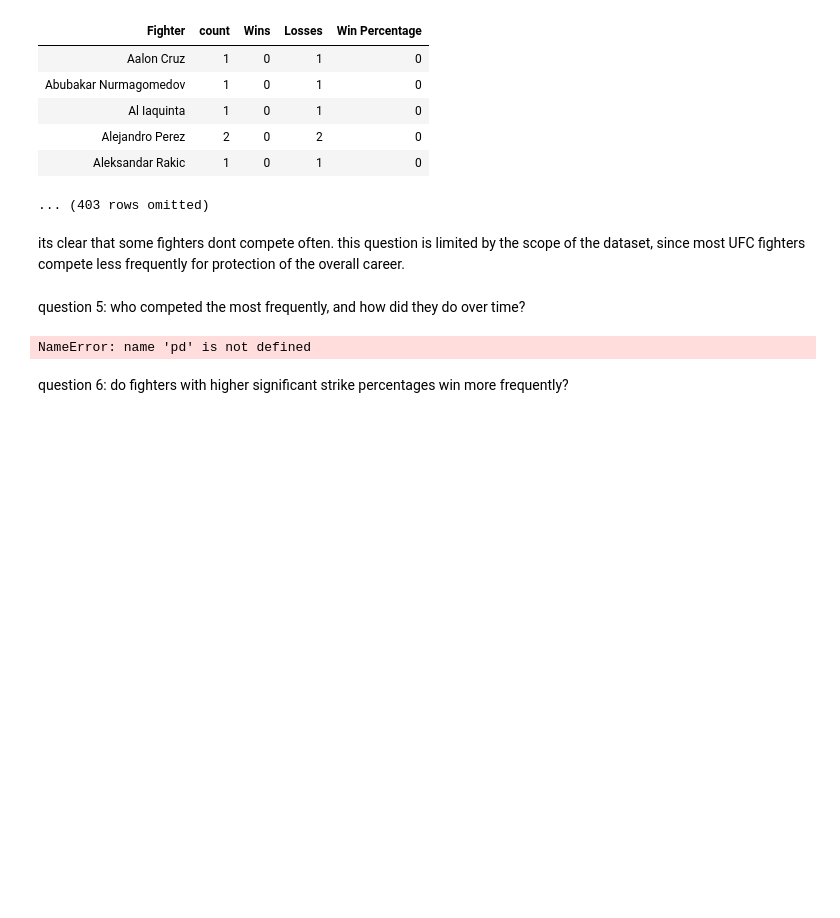
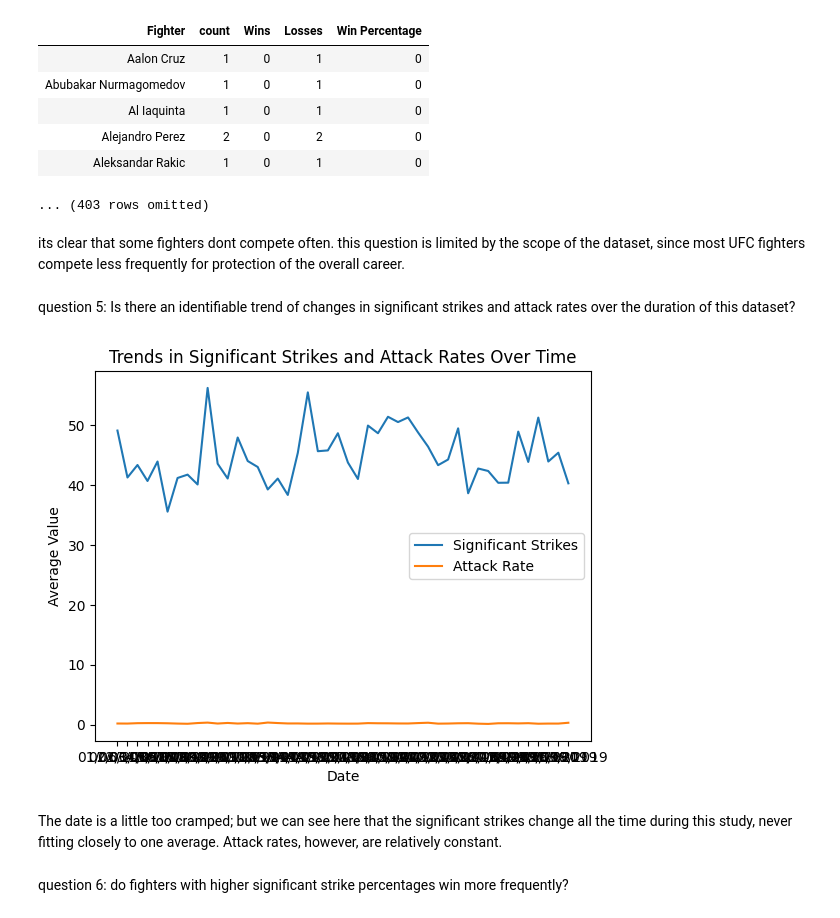
Before and after one commit to RacerBeats/Midterm_project-datascience, a Jupyter notebook: midterm_project.ipynb, the cells around one changed output. Cells and saved outputs as stored; diff of their text form; code cells hidden in the pictures; blank space fills up the shorter version.

```diff
--- a/midterm_project.ipynb
+++ b/midterm_project.ipynb
@@ -194,26 +194,23 @@ Worst Fighters:
 ... (403 rows omitted)
 # %% [markdown]
 its clear that some fighters dont compete often. this question is limited by the scope of the dataset, since most UFC fighters compete less frequently for protection of the overall career.
-# %% [markdown]
-question 5: who competed the most frequently, and how did they do over time?
-# %%
-#Clean up the fight data: turn dates from string to regular date objects
-cleaned_fight_results['Date'] = pd.to_datetime(cleaned_fight_results['Date'])
-#group date and method together, then count.
-win_method_time = cleaned_fight_results.select('Date', 'Method').group(['Date', 'Method'], collect = np.count_nonzero).relabeled('count', 'count')
-#count methods
-print(win_method_time)
-
-pivoted_data = win_method_time.pivot('Date', 'Method', values = 'count', collect=np.sum)
-#create the line plot
-pivoted_data.plot()
-plt.xlabel('Date')
-plt.ylabel('Frequency of Win Method')
-plt.title('Frequency of Win Styles Over Time')
-plt.legend(title='Win Method')  # Add a legend for win methods
-plt.show()
-# %% [output]
-NameError: name 'pd' is not defined
+# %% [markdown]
+question 5: Is there an identifiable trend of changes in significant strikes and attack rates over the duration of this dataset?
+# %%
+#group together date and sig strikes and attk rate
+date_trends = cleaned_fight_results.select('Date', 'Foc_Sig Str %', 'Foc_Att strikes per sec').group('Date', np.mean)
+
+plt.plot(date_trends.column('Date'), date_trends.column('Foc_Sig Str % mean'), label='Significant Strikes')
+plt.plot(date_trends.column('Date'), date_trends.column('Foc_Att strikes per sec mean'), label='Attack Rate')
+plt.xlabel('Date')
+plt.ylabel('Average Value')
+plt.title('Trends in Significant Strikes and Attack Rates Over Time')
+plt.legend()
+plt.show()
+# %% [output]
+[figure, added]
+# %% [markdown]
+The date is a little too cramped; but we can see here that the significant strikes change all the time during this study, never fitting closely to one average. Attack rates, however, are relatively constant.
 # %% [markdown]
 question 6: do fighters with higher significant strike percentages win more frequently?
 # %%
```
Also changed, not shown: parts of 4 cells of this notebook.
